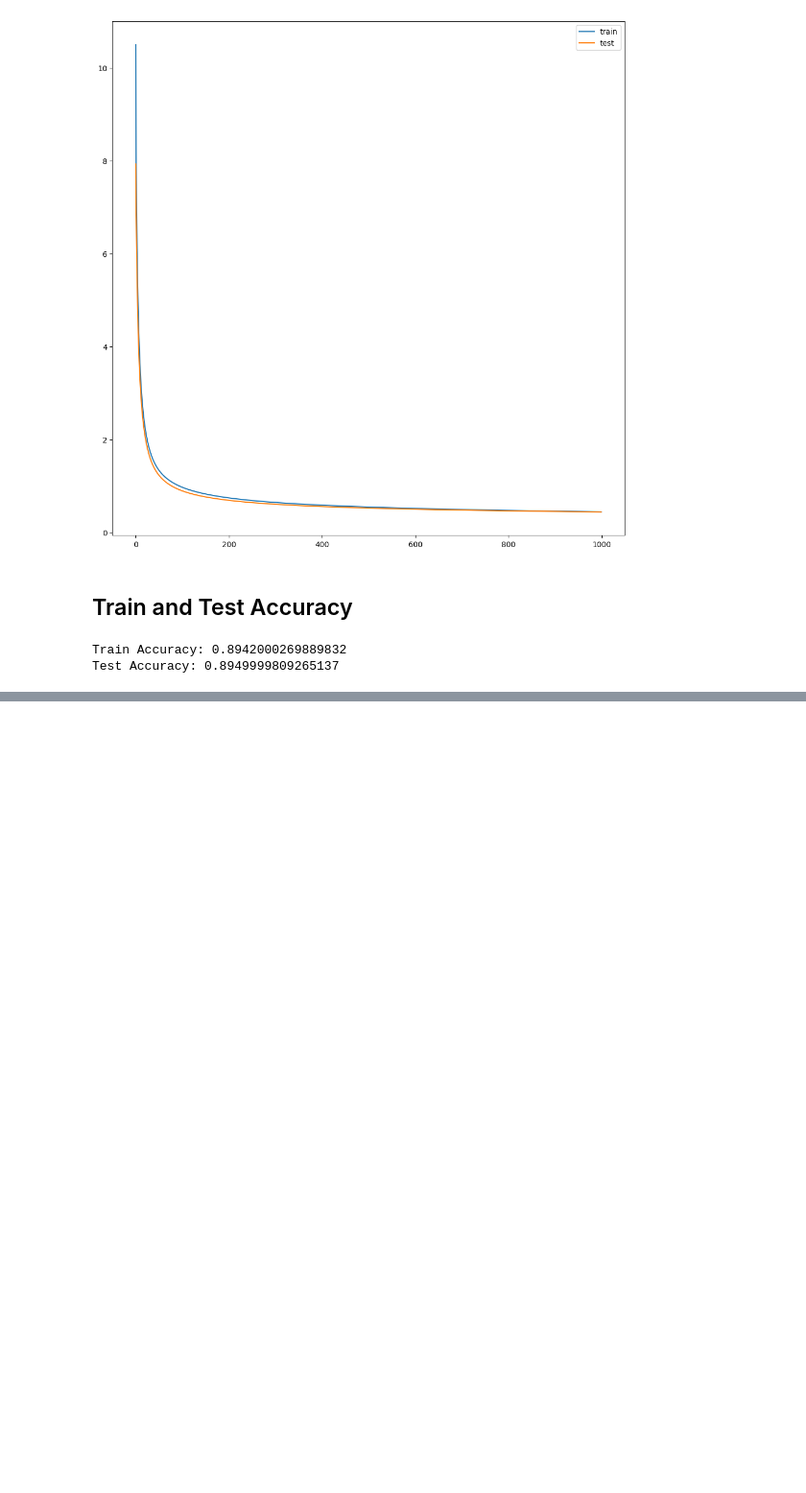
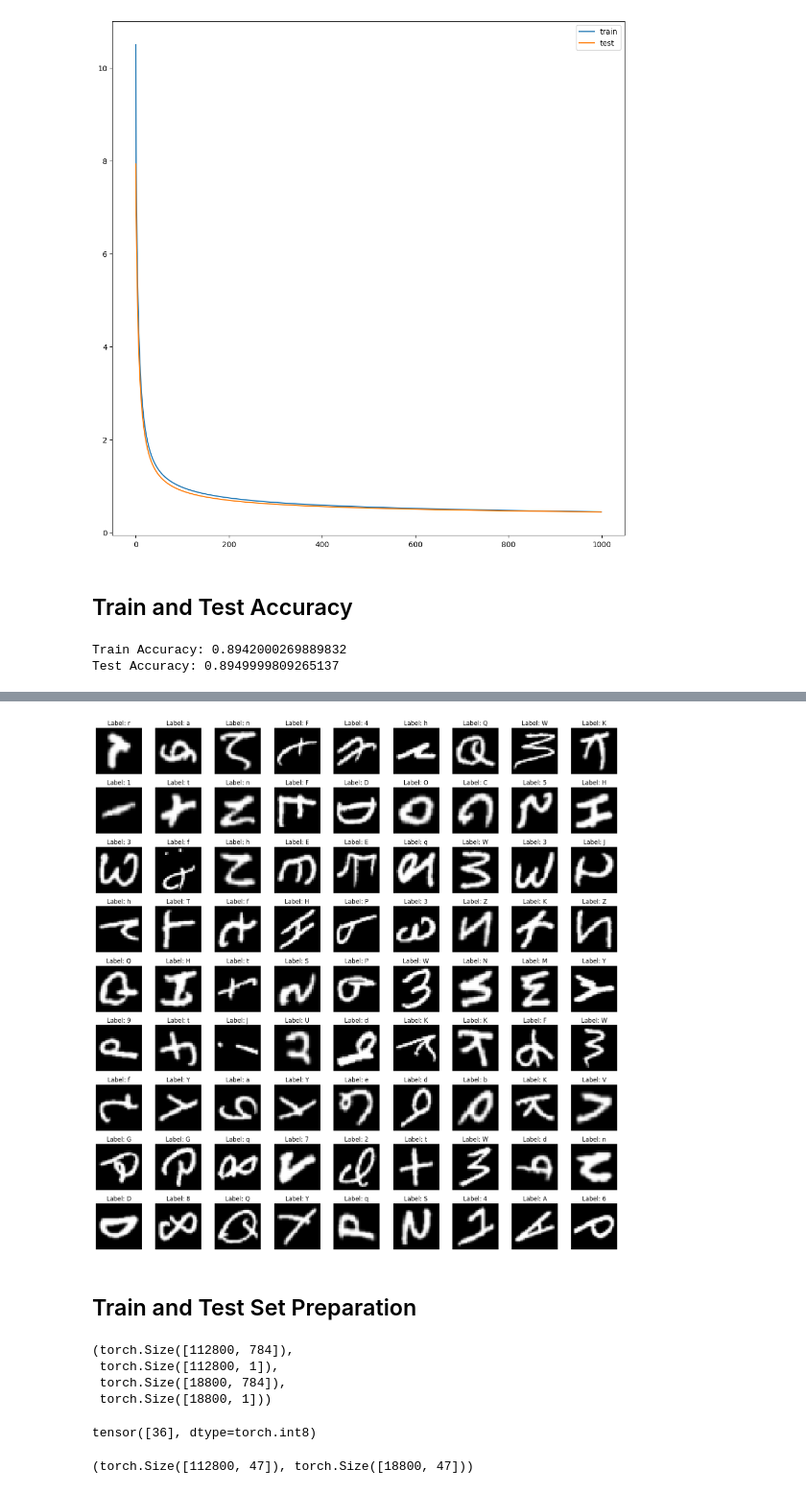
Before and after one commit to Bikash9841/AI-Trainee-Week-4, a Jupyter notebook: Multiclass_Classification_Assignment.ipynb, the cells around one changed output, grey strips where cells are left out. Shown at 96% size. Cells and saved outputs as stored; diff of their text form; code cells hidden in the pictures; blank space fills up the shorter version.

Commit message:
feat: Build model for emnist dataset

```diff
--- a/Multiclass_Classification_Assignment.ipynb
+++ b/Multiclass_Classification_Assignment.ipynb
@@ -226,0 +229,4 @@ Test Accuracy: 0.8949999809265137
+# %%
+train_edata=EMNIST(root='emnist_dataset/train/',split='balanced',train=True,download=True,transform=ToTensor())
+test_edata=EMNIST(root='emnist_dataset/test/',split='balanced',train=False,download=True,transform=ToTensor())
+train_edata,test_edata
@@ -226,0 +266,57 @@ Test Accuracy: 0.8949999809265137
+# %%
+# Create subplots
+fig, axs = plt.subplots(9, 9, figsize=(15, 15))
+
+# Plot images
+for i in range(9):
+    for j in range(9):
+        img, label = train_edata[i * 9 + j]  # Accessing each image and label
+        axs[i, j].imshow(img.squeeze(),cmap='gray')
+        axs[i, j].set_title(f'Label: {list((train_edata.class_to_idx).keys())[label]}')
+        axs[i, j].axis('off')  # Hide axis
+
+plt.tight_layout()
+plt.show()
+# %% [output]
+[figure, added]
+# %% [markdown]
+## Train and Test Set Preparation
+# %%
+#train set
+X_etrain=torch.flatten(train_edata.data,1,2).to(torch.float64)
+Y_etrain=train_edata.targets.reshape(X_etrain.shape[0],1).to(torch.int8)
+
+X_etrain.shape,Y_etrain.shape
+
+# test set
+X_etest=torch.flatten(test_edata.data,1,2).to(torch.float64)
+Y_etest=test_edata.targets.reshape(X_etest.shape[0],1).to(torch.int8)
+
+X_etrain.shape,Y_etrain.shape,X_etest.shape,Y_etest.shape
+# %% [output]
+(torch.Size([112800, 784]),
+ torch.Size([112800, 1]),
+ torch.Size([18800, 784]),
+ torch.Size([18800, 1]))
+# %%
+Y_etrain[1]
+# %% [output]
+tensor([36], dtype=torch.int8)
+# %%
+## One hot encoding For the labels
+
+Y_enc_etrain=torch.zeros((Y_etrain.shape[0],len(train_edata.classes))).to(torch.int8)
+
+for i in range(Y_etrain.shape[0]):
+    Y_enc_etrain[i][Y_etrain[i].item()]=1
+
+
+Y_enc_etest=torch.zeros((Y_etest.shape[0],len(test_edata.classes))).to(torch.int8)
+
+for i in range(Y_etest.shape[0]):
+    Y_enc_etest[i][Y_etest[i].item()]=1
+
+
+Y_enc_etrain.shape,Y_enc_etest.shape
+# %% [output]
+(torch.Size([112800, 47]), torch.Size([18800, 47]))
```
Also changed, not shown: parts of 12 cells of this notebook.
